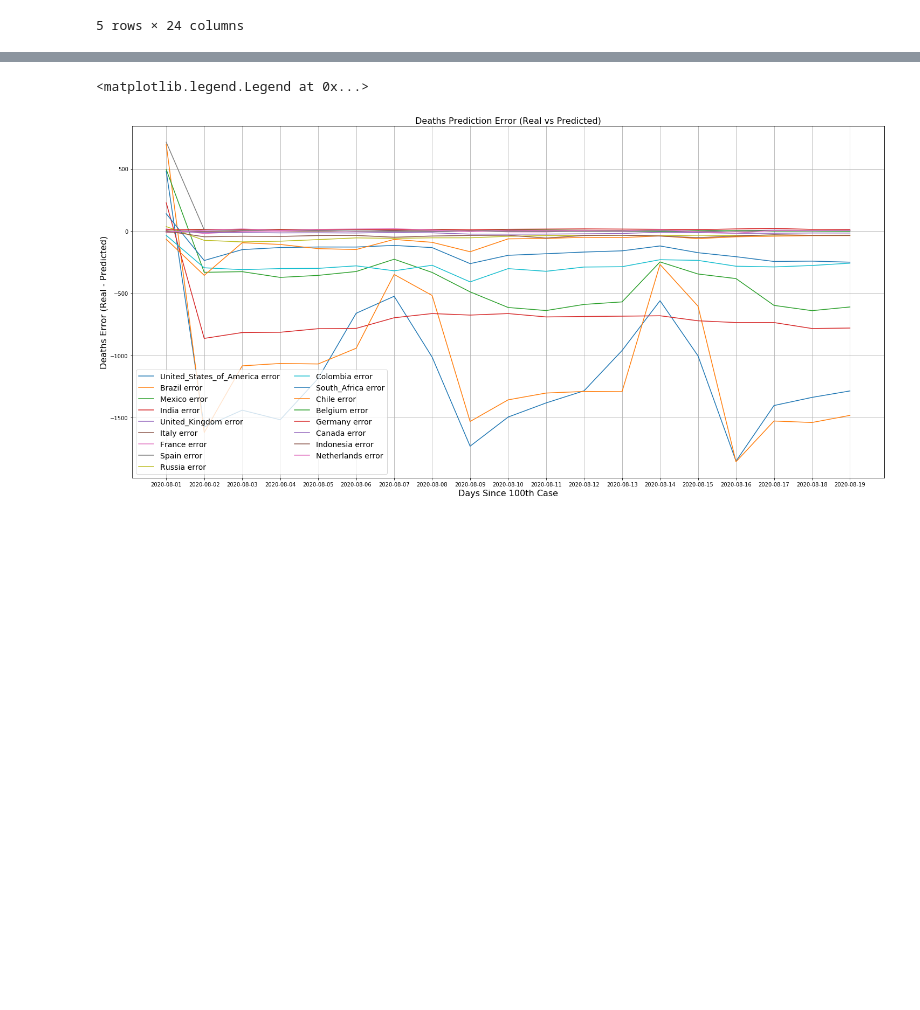
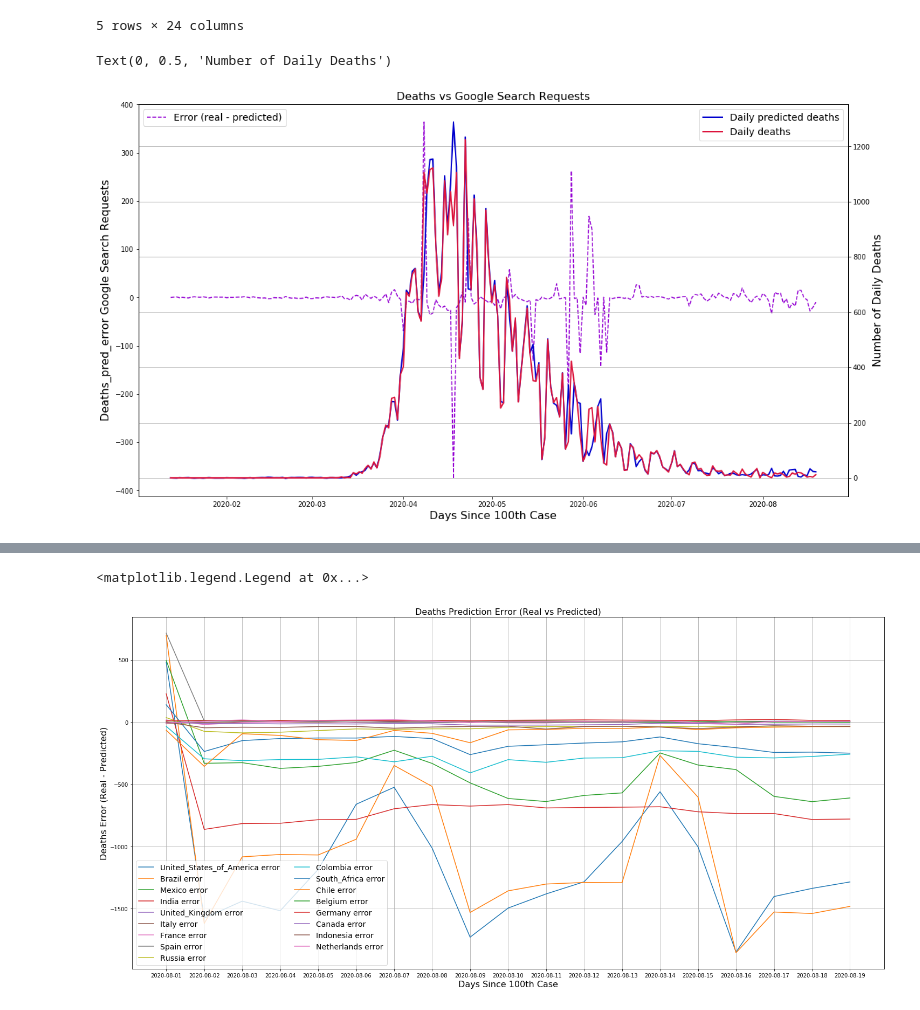
Before and after one commit to sameckford/Covid-19_Walkthrough_Part2, a Jupyter notebook: Deep_Learning_approach.ipynb, the cells around one changed output, grey strips where cells are left out. Drawn from its saved outputs; the diff is of its cells as text; code cells hidden in the pictures; blank space fills up the shorter version.

```diff
--- a/Deep_Learning_approach.ipynb
+++ b/Deep_Learning_approach.ipynb
@@ -198,26 +198,30 @@ df_global.loc[df_global['countriesAndTerritories']=='United_Kingdom'].tail()
 | 3511 | 2020-08-19 | 1089 | 12 | United_Kingdom | 66647112.0 | Europe | 20.995658 | ... |
 5 rows × 24 columns
 # %%
-    # Visualising the features.
-    fig, ax1 = plt.subplots()
-    j = 'Bar'
-    country = m
-    target = 'deaths'
-    ax2 = ax1.twinx()
-    ax1.plot(covid19_df.loc[covid19_df['countriesAndTerritories']==country]['flag'], covid19_df.loc[covid19_df['countriesAndTerritories']==country][j], label=j.capitalize() + ' Google Search Requests', c='darkviolet', linewidth=2)
-    ax2.plot(covid19_df.loc[covid19_df['countriesAndTerritories']==country]['flag'], covid19_df.loc[covid19_df['countriesAndTerritories']==country][target], label=country + ' Daily ' + target.capitalize(), c='mediumblue', linewidth=2)
-    ax2.plot(covid19_df.loc[covid19_df['countriesAndTerritories']==country]['flag'], covid19_df.loc[covid19_df['countriesAndTerritories']==country]['deaths18'], label=country + ' Daily ' + target.capitalize()+' - 18 days', c='crimson', linewidth=2)
+# Visualising the features.
+fig, ax1 = plt.subplots()
+j = 'deaths_pred_error'
+country = 'United_Kingdom'
+ax2 = ax1.twinx()
+ax1.plot(df_global.loc[df_global['countriesAndTerritories']==country]['dateRep'], df_global.loc[df_global['countriesAndTerritories']==country][j], label='Error (real - predicted)', c='darkviolet', linestyle='dashed')
+ax2.plot(df_global.loc[df_global['countriesAndTerritories']==country]['dateRep'], df_global.loc[df_global['countriesAndTerritories']==country]['deaths_pred'], label= 'Daily predicted deaths', c='mediumblue', linewidth=2)
+ax2.plot(df_global.loc[df_global['countriesAndTerritories']==country]['dateRep'], df_global.loc[df_global['countriesAndTerritories']==country]['deaths'], label='Daily deaths', c='crimson', linewidth=2)
 
-    plt.title(target.capitalize() + ' vs Google Search Requests')
-    plt.grid()
-    ax1.legend(loc=2)
-    ax2.legend(loc=1)
-    fig.set_size_inches(18.5, 10.5)
+plt.title(target.capitalize() + ' vs Google Search Requests')
+plt.grid()
+ax1.legend(loc=2)
+ax2.legend(loc=1)
+fig.set_size_inches(18.5, 10.5)
 
-    ax1.set_xlabel('Days Since 100th Case')
-    ax1.set_ylabel(j.capitalize() + ' Google Search Requests')
-    ax2.set_ylabel('Number of Daily ' + target.capitalize())
-    #plt.savefig(i + 'Feature.jpeg', dpi=600)"""
+
+
+ax1.set_xlabel('Days Since 100th Case')
+ax1.set_ylabel(j.capitalize() + ' Google Search Requests')
+ax2.set_ylabel('Number of Daily ' + target.capitalize())
+#plt.savefig(i + 'Feature.jpeg', dpi=600)"""
+# %% [output]
+Text(0, 0.5, 'Number of Daily Deaths')
+[figure, added]
 # %%
 # Visualising the Linear Regression results
 country = 'United_Kingdom'
```
Also changed, not shown: parts of 3 cells of this notebook.
